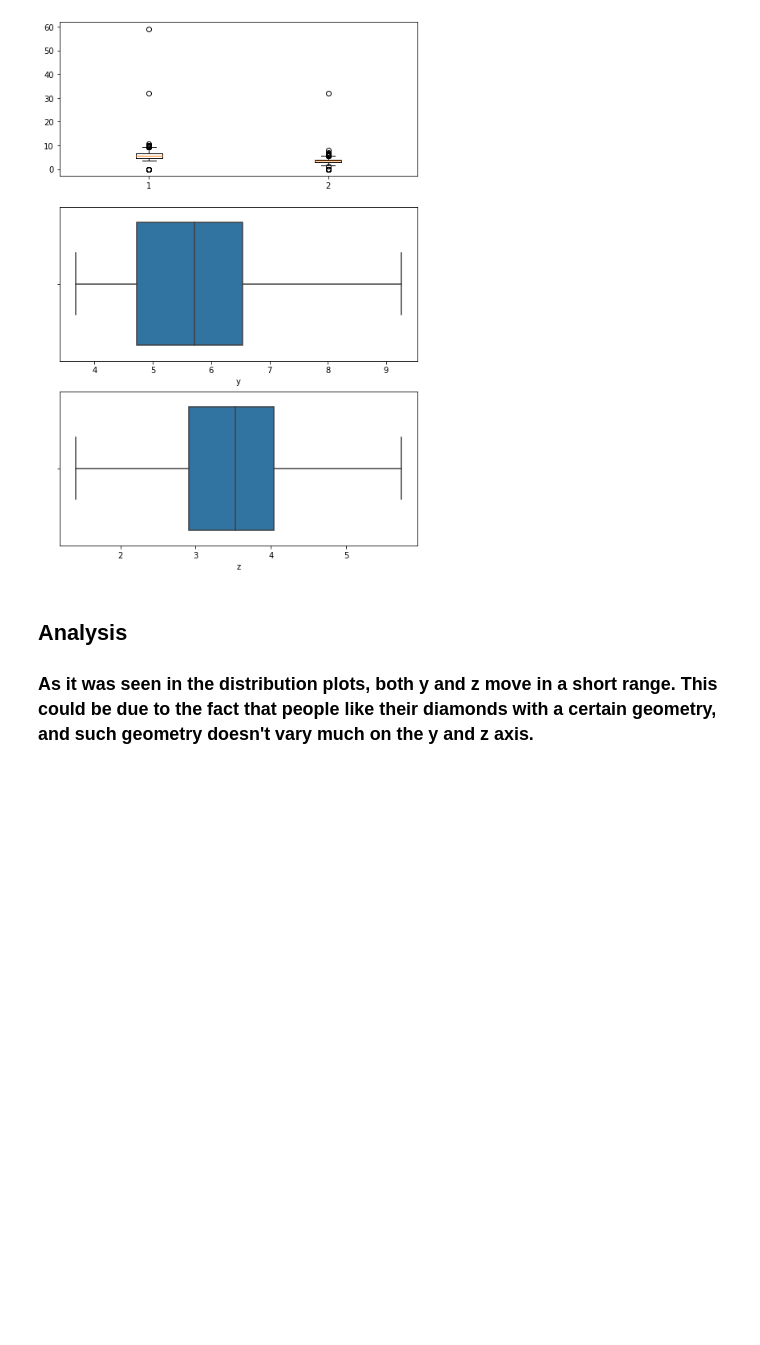
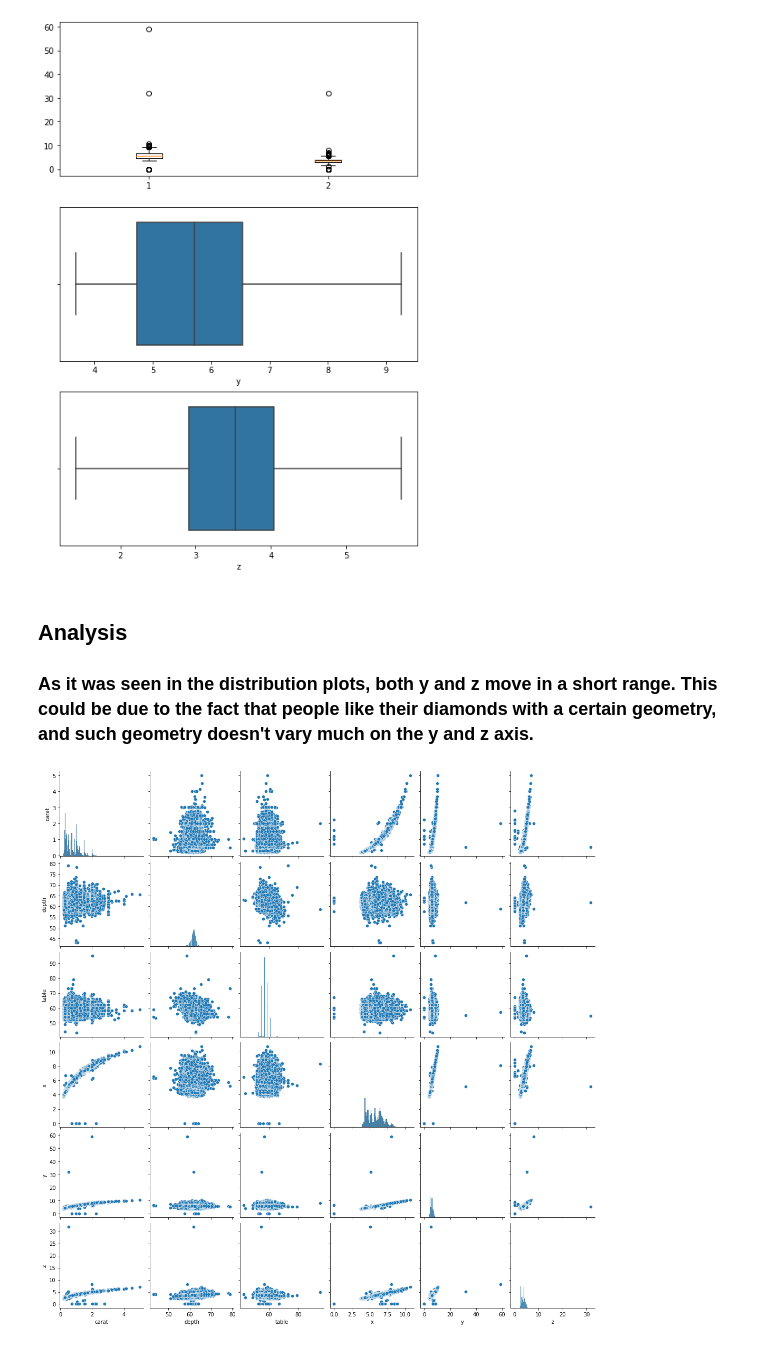
Before and after one commit to jamate16/datascience_notebooks, a Jupyter notebook: regression-1-diamonds.ipynb, the cells around one changed output. Saved outputs shown, nothing was run; the diff lists cells and outputs as text; code cells hidden in the pictures; blank space fills up the shorter version.

```diff
--- a/regression-1-diamonds.ipynb
+++ b/regression-1-diamonds.ipynb
@@ -153,3 +153,8 @@ plt.show()
 ### As it was seen in the distribution plots, both y and z move in a short range. This could be due to the fact that people like their diamonds with a certain geometry, and such geometry doesn't vary much on the y and z axis.
 # %%
 # Let's explore the relation each numerical variable has with each other
+num_vars_no_price = [num_var for num_var in num_vars if num_var != "price"]
+sns.pairplot(df_data[num_vars_no_price]) # Not exploring the effect of variables over price just yet
+plt.show()
+# %% [output]
+[figure, added]
```
Also changed, not shown: parts of 6 cells of this notebook.
